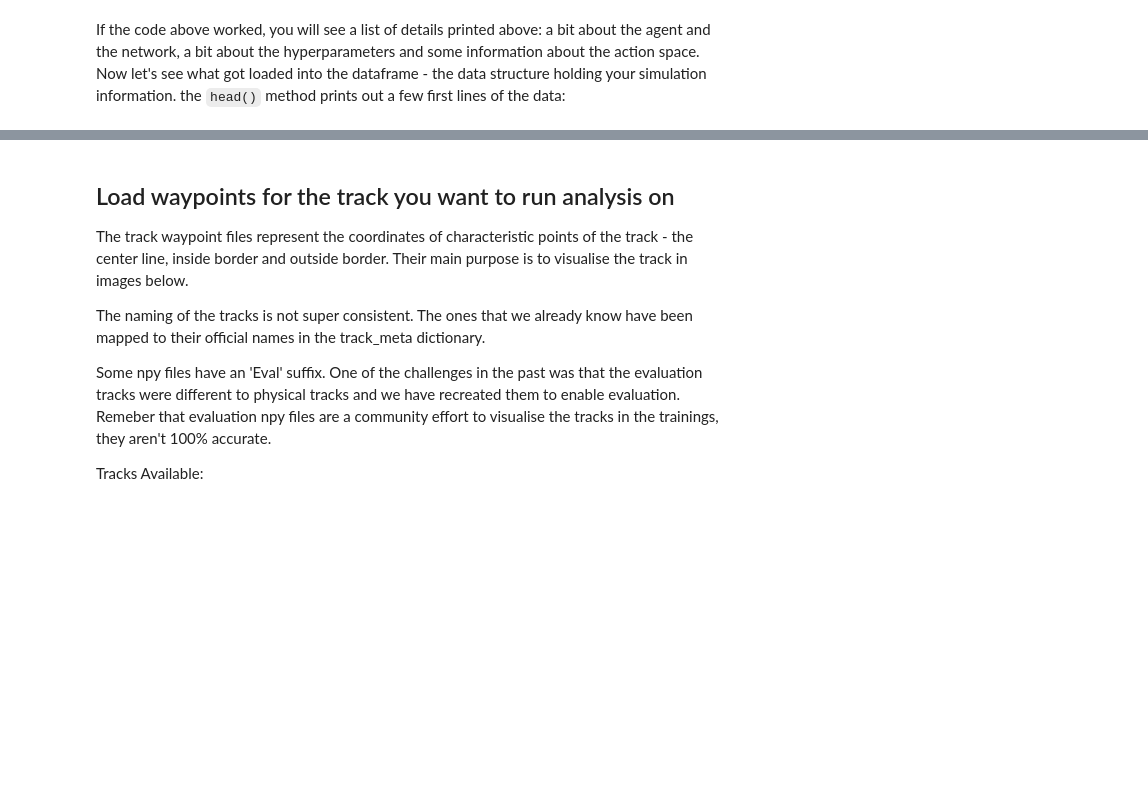
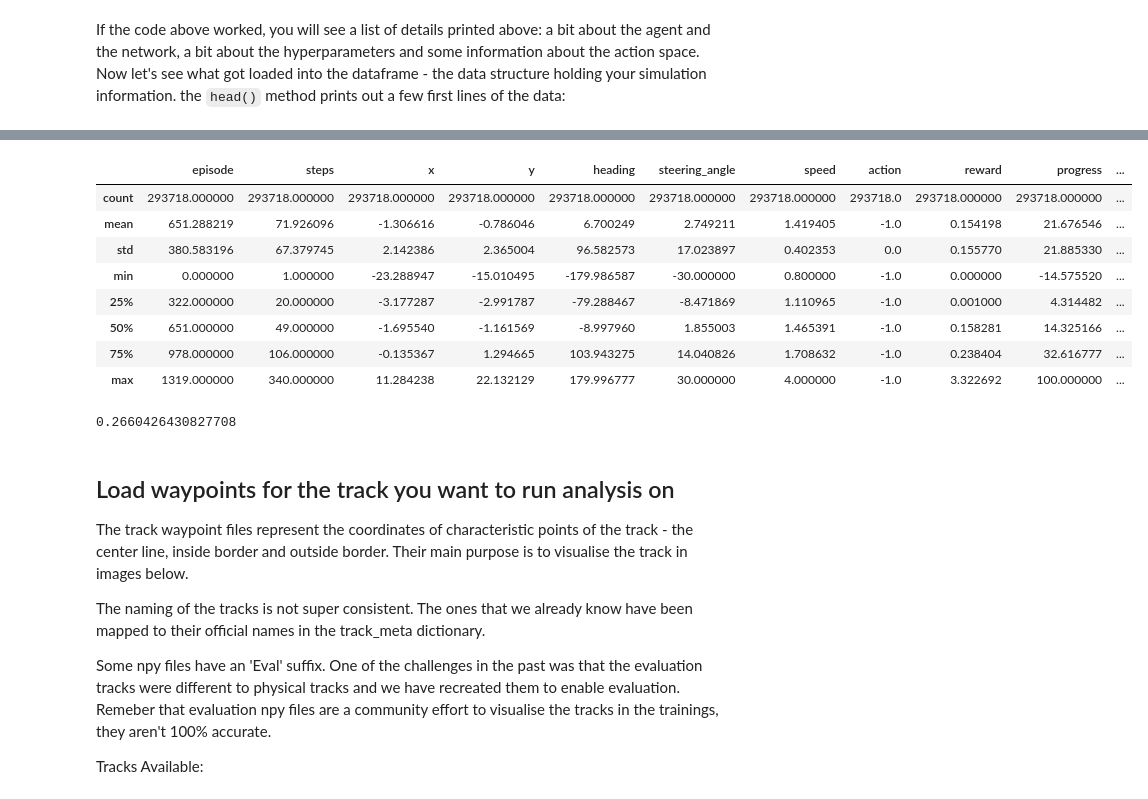
Before and after one commit to anjrew/deepracer-analysis, a Jupyter notebook: Training_analysis.ipynb, the cells around one changed output, grey strips where cells are left out. Saved outputs shown, nothing was run; the diff lists cells and outputs as text; code cells hidden in the pictures; blank space fills up the shorter version.

Commit message:
Update code for training analysis

```diff
--- a/Training_analysis.ipynb
+++ b/Training_analysis.ipynb
@@ -90,0 +104,10 @@ This notebook has been updated to support the most recent setups. Most of the me
+# %%
+from deepracer.logs import (AnalysisUtils, DeepRacerLog, S3FileHandler)
+
+BUCKET="bucket"
+PREFIX="rl-deepracer-101"
+# WARNING the IP Address for the 's3_endpoint_url' is the IP adress of the MinIO container. THIS CAN BE THE IP WITHIN A DOCKER NETWORK
+fh = S3FileHandler(bucket=BUCKET, prefix=PREFIX,
+                   profile="minio", s3_endpoint_url="http://minio:9000")
+
+log = DeepRacerLog(filehandler=fh)
@@ -126,0 +171,12 @@ NameError: name 'df' is not defined
+# %%
+df.describe()
+# %% [output]
+|  | episode | steps | x | y | heading | steering_angle | speed | action | reward | progress | ... |
+| count | 293718.000000 | 293718.000000 | 293718.000000 | 293718.000000 | 293718.000000 | 293718.000000 | 293718.000000 | 293718.0 | 293718.000000 | 293718.000000 | ... |
+| mean | 651.288219 | 71.926096 | -1.306616 | -0.786046 | 6.700249 | 2.749211 | 1.419405 | -1.0 | 0.154198 | 21.676546 | ... |
+| std | 380.583196 | 67.379745 | 2.142386 | 2.365004 | 96.582573 | 17.023897 | 0.402353 | 0.0 | 0.155770 | 21.885330 | ... |
+| min | 0.000000 | 1.000000 | -23.288947 | -15.010495 | -179.986587 | -30.000000 | 0.800000 | -1.0 | 0.000000 | -14.575520 | ... |
+| 25% | 322.000000 | 20.000000 | -3.177287 | -2.991787 | -79.288467 | -8.471869 | 1.110965 | -1.0 | 0.001000 | 4.314482 | ... |
+| 50% | 651.000000 | 49.000000 | -1.695540 | -1.161569 | -8.997960 | 1.855003 | 1.465391 | -1.0 | 0.158281 | 14.325166 | ... |
+| 75% | 978.000000 | 106.000000 | -0.135367 | 1.294665 | 103.943275 | 14.040826 | 1.708632 | -1.0 | 0.238404 | 32.616777 | ... |
+| max | 1319.000000 | 340.000000 | 11.284238 | 22.132129 | 179.996777 | 30.000000 | 4.000000 | -1.0 | 3.322692 | 100.000000 | ... |
@@ -126,0 +187,4 @@ NameError: name 'df' is not defined
+# %%
+df['progress_diff'].median()
+# %% [output]
+0.2660426430827708
```
Also changed, not shown: parts of 57 cells of this notebook, 1 other file.
